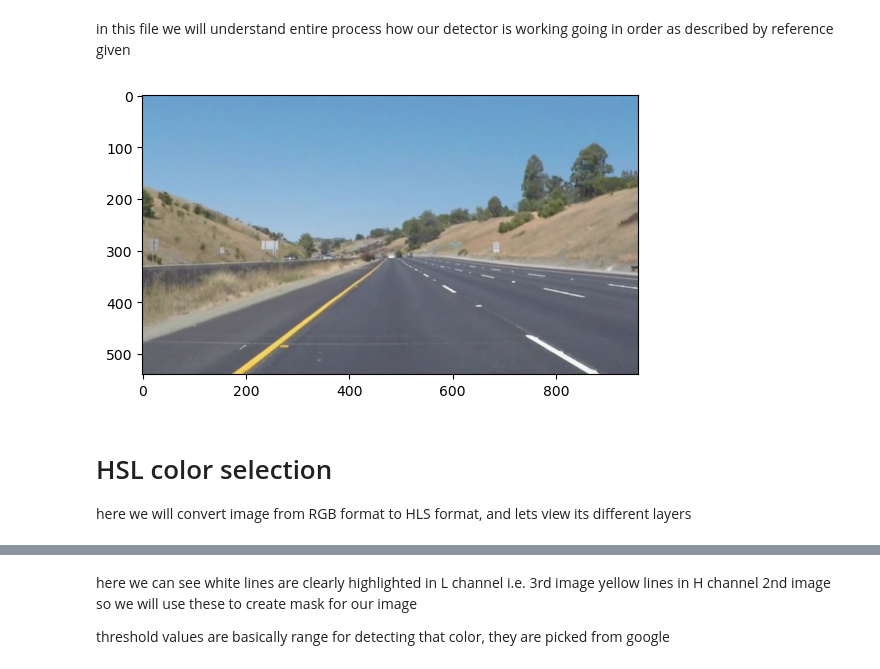
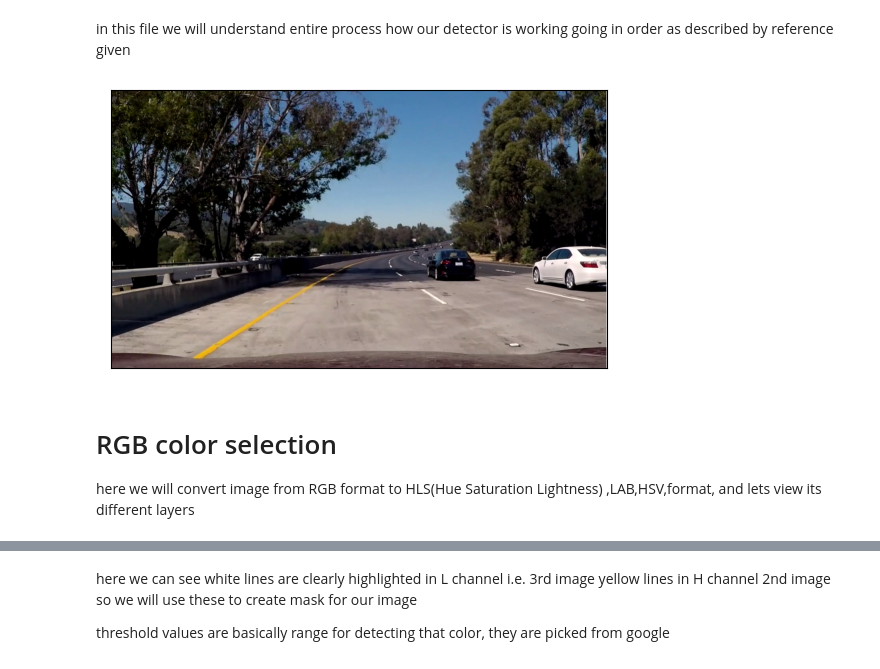
Before and after one commit to AdiIsHappy/Lane-TrafficSign-Detection, a Jupyter notebook: Project Explanation/LaneDetection.ipynb, the cells around one changed output, grey strips where cells are left out. Saved outputs shown, nothing was run; the diff lists cells and outputs as text; code cells hidden in the pictures.

Commit message:
added testing files and fixed the bug

```diff
--- a/Project Explanation/LaneDetection.ipynb
+++ b/Project Explanation/LaneDetection.ipynb
@@ -9,11 +9,13 @@ from moviepy.editor import VideoFileClip
 in this file we will understand entire process how our detector is working going in order as described by reference given
 # %%
 # reading a sample image
-img = plt.imread("images/6.jpg")
+img = plt.imread("../TestingFiles/LaneTestImages/7.jpg")
 plt.imshow(img)
+plt.xticks([])
+plt.yticks([])
 plt.show()
 # %% [output]
-[figure, old version]
+[figure, new version]
 # %% [markdown]
-# HSL color selection
-here we will convert image from RGB format to HLS format, and lets view its different layers
+# RGB color selection
+here we will convert image from RGB format to HLS(Hue Saturation Lightness) ,LAB,HSV,format, and lets view its different layers
```
Also changed, not shown: parts of 14 cells of this notebook, 14 other files.
